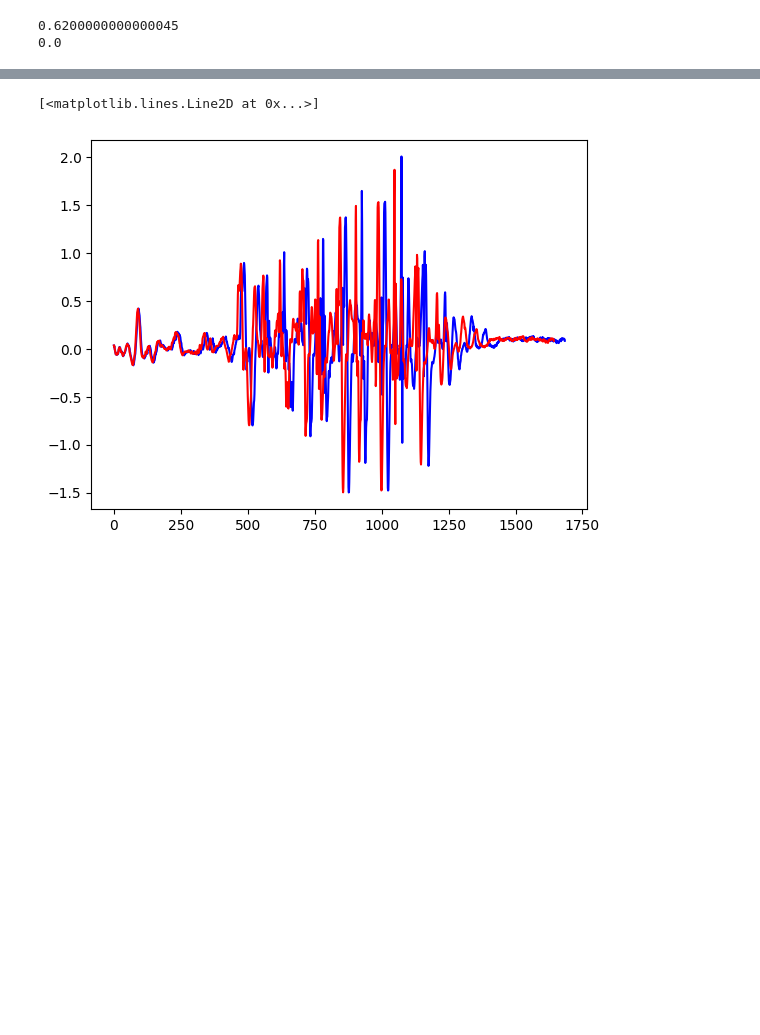
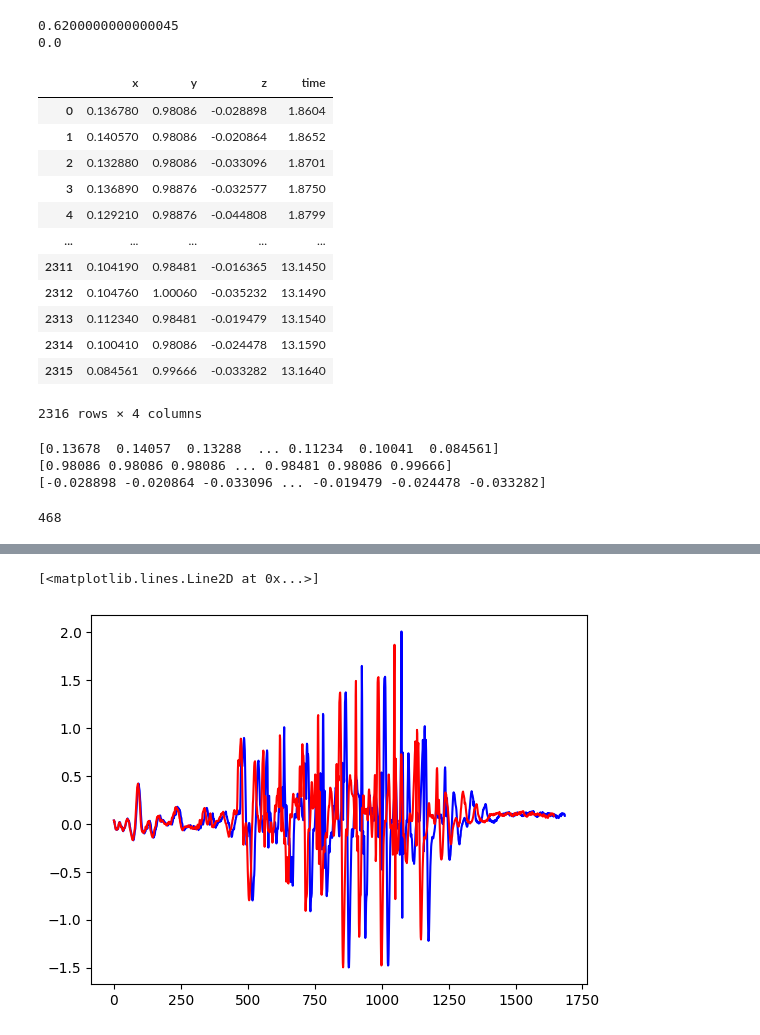
Before and after one commit to SmearyTundra/slhd-challenge, a Jupyter notebook: notebooks/clean_data.ipynb, the cells around one changed output, grey strips where cells are left out. Cells and saved outputs as stored; diff of their text form; code cells hidden in the pictures; blank space fills up the shorter version.

```diff
--- a/notebooks/clean_data.ipynb
+++ b/notebooks/clean_data.ipynb
@@ -36,3 +36,30 @@ print(np.min(v_min)) # Problema con qualche serie temporale in cui i tempi vengo
 # %% [output]
 0.6200000000000045
 0.0
+# %%
+df[0]
+# %% [output]
+|  | x | y | z | time |
+| 0 | 0.136780 | 0.98086 | -0.028898 | 1.8604 |
+| 1 | 0.140570 | 0.98086 | -0.020864 | 1.8652 |
+| 2 | 0.132880 | 0.98086 | -0.033096 | 1.8701 |
+| 3 | 0.136890 | 0.98876 | -0.032577 | 1.8750 |
+| 4 | 0.129210 | 0.98876 | -0.044808 | 1.8799 |
+| ... | ... | ... | ... | ... |
+| 2311 | 0.104190 | 0.98481 | -0.016365 | 13.1450 |
+| 2312 | 0.104760 | 1.00060 | -0.035232 | 13.1490 |
+| 2313 | 0.112340 | 0.98481 | -0.019479 | 13.1540 |
+| 2314 | 0.100410 | 0.98086 | -0.024478 | 13.1590 |
+| 2315 | 0.084561 | 0.99666 | -0.033282 | 13.1640 |
+2316 rows × 4 columns
+# %%
+for i in df[0].columns[:-1]:
+    print(np.array(df[0][i]))
+# %% [output]
+[0.13678  0.14057  0.13288  ... 0.11234  0.10041  0.084561]
+[0.98086 0.98086 0.98086 ... 0.98481 0.98086 0.99666]
+[-0.028898 -0.020864 -0.033096 ... -0.019479 -0.024478 -0.033282]
+# %%
+len(df)
+# %% [output]
+468
```
Also changed, not shown: parts of 5 cells of this notebook, 3 other files.
